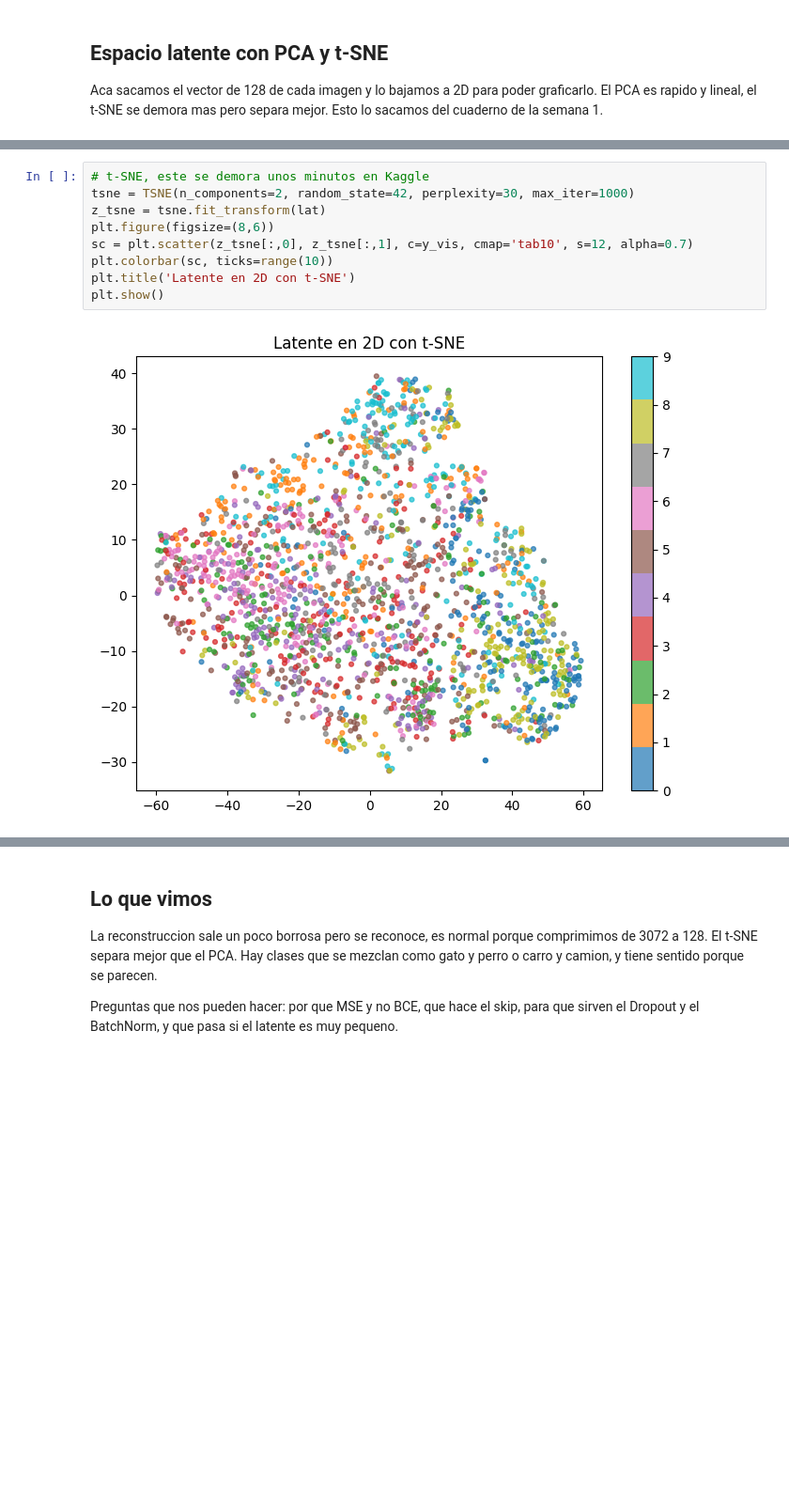
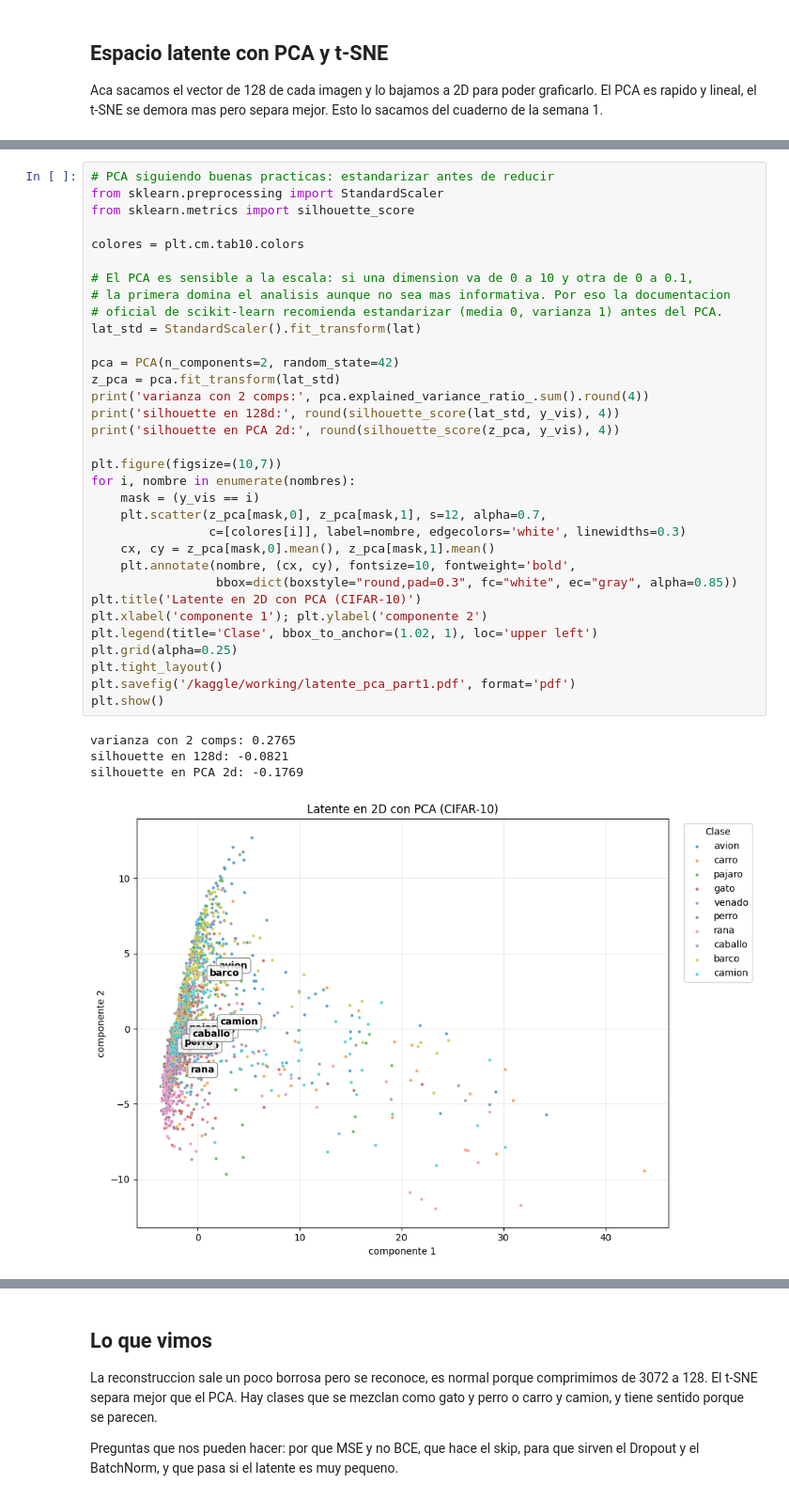
Before and after one commit to Lucu1232004/Covid19IAgenerativa, a Jupyter notebook: notebooks/01cifar-autoencoder.ipynb, the cells around one changed output, grey strips where cells are left out. Shown at 94% size. Cells and saved outputs as stored; diff of their text form; blank space fills up the shorter version.

```diff
--- a/notebooks/01cifar-autoencoder.ipynb
+++ b/notebooks/01cifar-autoencoder.ipynb
@@ -255,11 +241,38 @@ varianza con 2 comps: 0.4126
-# %%
-# t-SNE, este se demora unos minutos en Kaggle
-tsne = TSNE(n_components=2, random_state=42, perplexity=30, max_iter=1000)
-z_tsne = tsne.fit_transform(lat)
-plt.figure(figsize=(8,6))
-sc = plt.scatter(z_tsne[:,0], z_tsne[:,1], c=y_vis, cmap='tab10', s=12, alpha=0.7)
-plt.colorbar(sc, ticks=range(10))
-plt.title('Latente en 2D con t-SNE')
-plt.show()
-# %% [output]
-[figure, removed]
+# %%
+# PCA siguiendo buenas practicas: estandarizar antes de reducir
+from sklearn.preprocessing import StandardScaler
+from sklearn.metrics import silhouette_score
+
+colores = plt.cm.tab10.colors
+
+# El PCA es sensible a la escala: si una dimension va de 0 a 10 y otra de 0 a 0.1,
+# la primera domina el analisis aunque no sea mas informativa. Por eso la documentacion
+# oficial de scikit-learn recomienda estandarizar (media 0, varianza 1) antes del PCA.
+lat_std = StandardScaler().fit_transform(lat)
+
+pca = PCA(n_components=2, random_state=42)
+z_pca = pca.fit_transform(lat_std)
+print('varianza con 2 comps:', pca.explained_variance_ratio_.sum().round(4))
+print('silhouette en 128d:', round(silhouette_score(lat_std, y_vis), 4))
+print('silhouette en PCA 2d:', round(silhouette_score(z_pca, y_vis), 4))
+
+plt.figure(figsize=(10,7))
+for i, nombre in enumerate(nombres):
+    mask = (y_vis == i)
+    plt.scatter(z_pca[mask,0], z_pca[mask,1], s=12, alpha=0.7,
+                c=[colores[i]], label=nombre, edgecolors='white', linewidths=0.3)
+    cx, cy = z_pca[mask,0].mean(), z_pca[mask,1].mean()
+    plt.annotate(nombre, (cx, cy), fontsize=10, fontweight='bold',
+                 bbox=dict(boxstyle="round,pad=0.3", fc="white", ec="gray", alpha=0.85))
+plt.title('Latente en 2D con PCA (CIFAR-10)')
+plt.xlabel('componente 1'); plt.ylabel('componente 2')
+plt.legend(title='Clase', bbox_to_anchor=(1.02, 1), loc='upper left')
+plt.grid(alpha=0.25)
+plt.tight_layout()
+plt.savefig('/kaggle/working/latente_pca_part1.pdf', format='pdf')
+plt.show()
+# %% [output]
+varianza con 2 comps: 0.2765
+silhouette en 128d: -0.0821
+silhouette en PCA 2d: -0.1769
+[figure, added]
```
Also changed, not shown: parts of 13 cells of this notebook, 5 other files.
